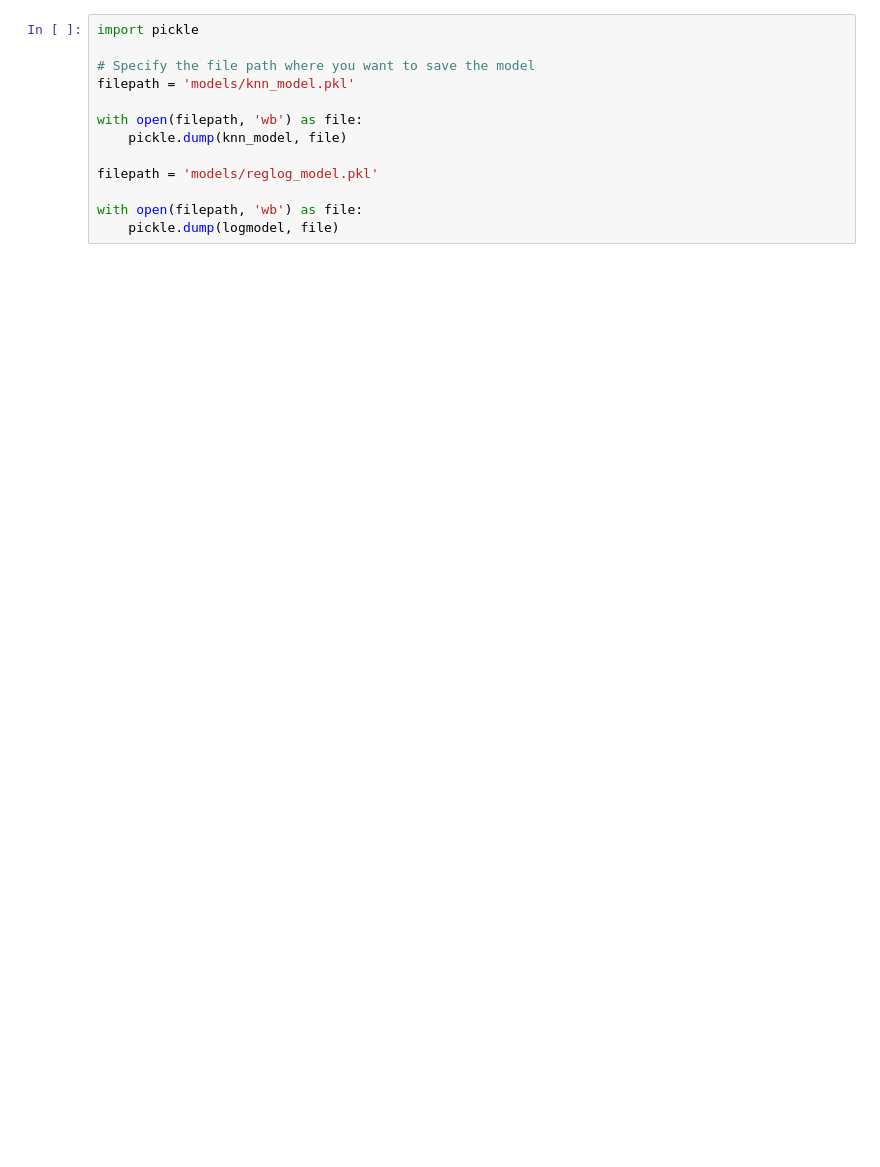
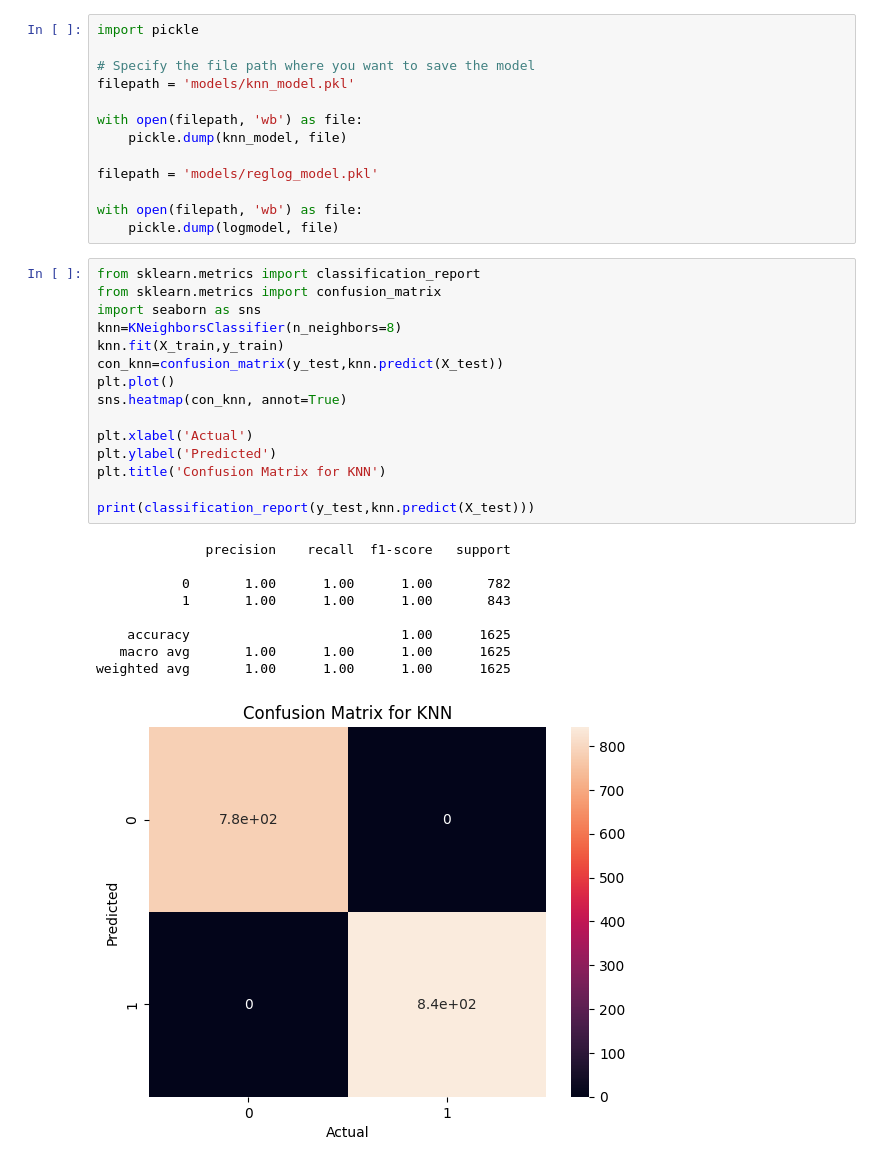
Before and after one commit to karolpj/asi_group1, a Jupyter notebook: mushrooms.ipynb, the cells around one changed output. Cells and saved outputs as stored; diff of their text form; blank space fills up the shorter version.

```diff
--- a/mushrooms.ipynb
+++ b/mushrooms.ipynb
@@ -204,3 +204,28 @@ filepath = 'models/reglog_model.pkl'
 
 with open(filepath, 'wb') as file:
     pickle.dump(logmodel, file)
+# %%
+from sklearn.metrics import classification_report
+from sklearn.metrics import confusion_matrix
+import seaborn as sns
+knn=KNeighborsClassifier(n_neighbors=8)
+knn.fit(X_train,y_train)
+con_knn=confusion_matrix(y_test,knn.predict(X_test))
+plt.plot()
+sns.heatmap(con_knn, annot=True)
+
+plt.xlabel('Actual')
+plt.ylabel('Predicted')
+plt.title('Confusion Matrix for KNN')
+
+print(classification_report(y_test,knn.predict(X_test)))
+# %% [output]
+              precision    recall  f1-score   support
+
+           0       1.00      1.00      1.00       782
+           1       1.00      1.00      1.00       843
+
+    accuracy                           1.00      1625
+   macro avg       1.00      1.00      1.00      1625
+weighted avg       1.00      1.00      1.00      1625
+[figure, added]
```
Also changed, not shown: parts of 4 cells of this notebook.
